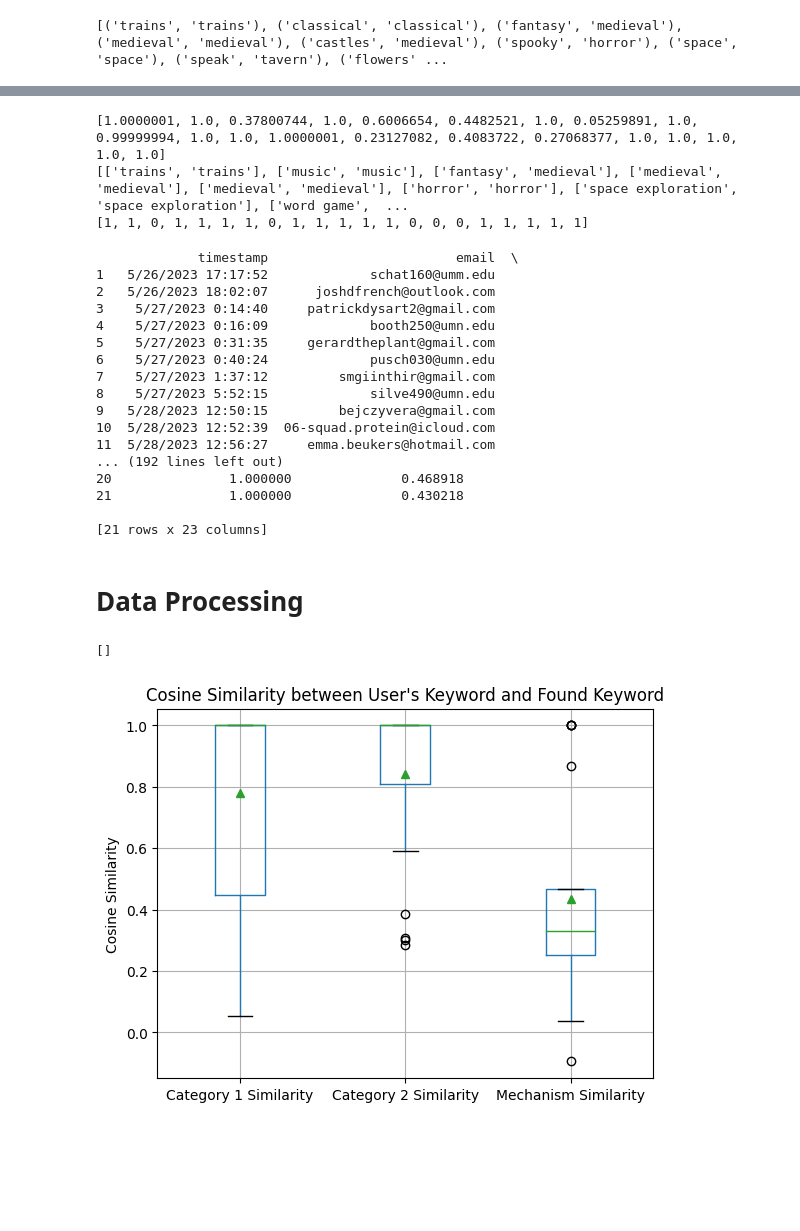
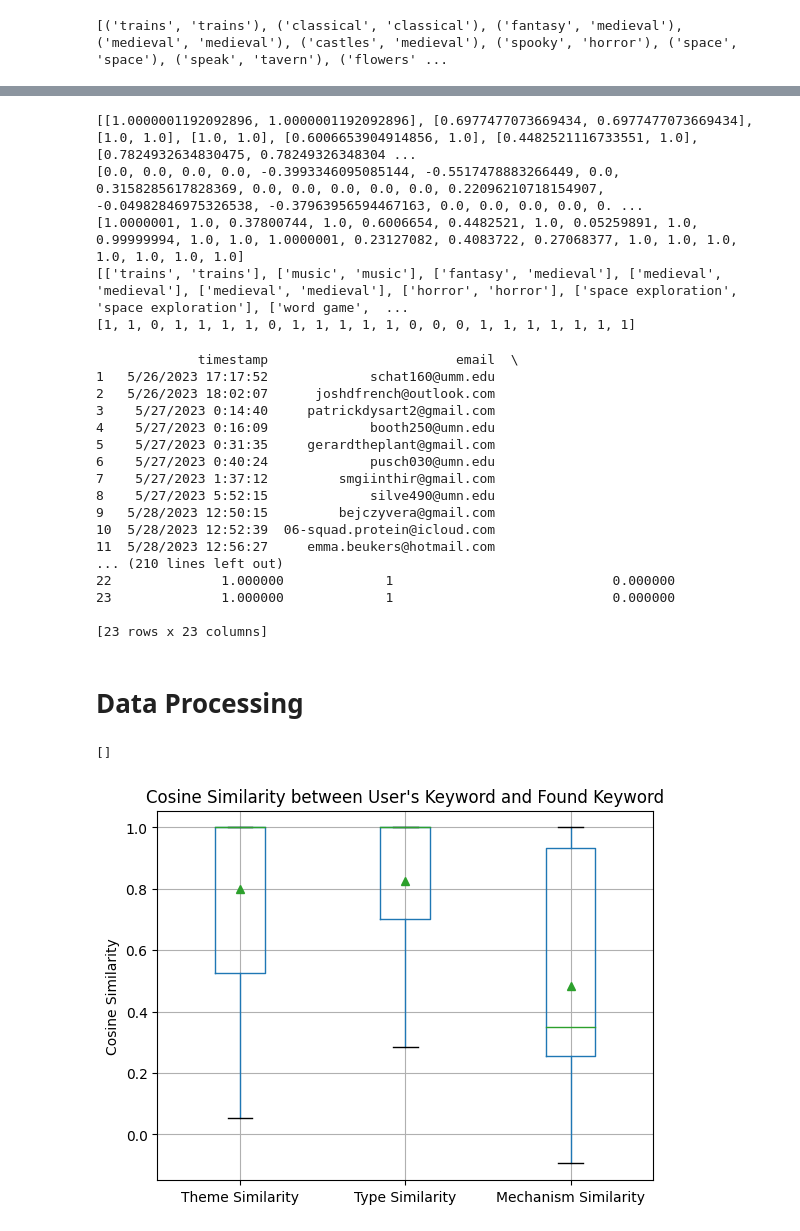
Before and after one commit to sorensenbrook/BoardGame-Recommender, a Jupyter notebook: analysis.ipynb, the cells around one changed output, grey strips where cells are left out. Saved outputs shown, nothing was run; the diff lists cells and outputs as text; code cells hidden in the pictures; blank space fills up the shorter version.

```diff
--- a/analysis.ipynb
+++ b/analysis.ipynb
@@ -301,14 +236,19 @@ def min_max_pairs(finder_list, min_list, max_list):
 # %%
 def compare(feature_list, pair_list, dataform_list):
   lst = []
+  sim_list = []
   for pair in pair_list:
     temp = []
+    temp_sim = []
     for item in pair:
-      word = user_to_features(feature_list, item, dataform_list)
+      word = (user_to_features(feature_list, item, dataform_list))[0]
+      sim = (user_to_features(feature_list, item, dataform_list))[1]
       temp.append(word[0])
+      temp_sim.append(sim)
     lst.append(temp)
+    sim_list.append(temp_sim)
 
-  return lst
+  return (lst, sim_list)
 # %%
 def simple_sim(pair_list):
   sim_list = []
@@ -317,6 +257,14 @@ def simple_sim(pair_list):
     sim_list.append(sim)
 
   return sim_list
+# %%
+def find_dif(pair_list):
+  dif_list = []
+  for pair in pair_list:
+    dif = pair[0] - pair[1]
+    dif_list.append(dif)
+
+  return dif_list
 # %%
 pairs = create_pairs(lst[2], lst[7])
 
@@ -336,8 +300,12 @@ def if_same(pair_list):
 #Category 1
 cat1_pairs = create_pairs(lst[2], lst[7])
 keyword_sim_cat1 = simple_sim(cat1_pairs)
-feature_cat1 = compare(clean_cat, cat1_pairs, cat_list_lower)
+feature_cat1 = (compare(clean_cat, cat1_pairs, cat_list_lower))[0]
+sim_compare_cat1 = (compare(clean_cat, cat1_pairs, cat_list_lower))[1]
 feature_same_cat1 = if_same(feature_cat1)
+
+print(sim_compare_cat1)
+print(find_dif(sim_compare_cat1))
 
 print(keyword_sim_cat1)
 print(feature_cat1)
@@ -346,32 +314,39 @@ print(feature_same_cat1)
 #Category 2
 cat2_pairs = create_pairs(lst[3], lst[8])
 keyword_sim_cat2 = simple_sim(cat2_pairs)
-feature_cat2 = compare(clean_cat, cat2_pairs, cat_list_lower)
+feature_cat2 = (compare(clean_cat, cat2_pairs, cat_list_lower))[0]
+sim_compare_cat2 = (compare(clean_cat, cat2_pairs, cat_list_lower))[1]
 feature_same_cat2 = if_same(feature_cat2)
 
 #Mechanism
 mech_pairs = create_pairs(lst[4], lst[9])
 keyword_sim_mech = simple_sim(mech_pairs)
-feature_mech = compare(clean_cat, mech_pairs, mech_list_lower)
+feature_mech = (compare(clean_mech, mech_pairs, mech_list_lower))[0]
+sim_compare_mech = (compare(clean_mech, mech_pairs, mech_list_lower))[1]
 feature_same_mech = if_same(feature_mech)
 # %% [output]
-[1.0000001, 1.0, 0.37800744, 1.0, 0.6006654, 0.4482521, 1.0, 0.05259891, 1.0, 0.99999994, 1.0, 1.0, 1.0000001, 0.23127082, 0.4083722, 0.27068377, 1.0, 1.0, 1.0, 1.0, 1.0]
+[[1.0000001192092896, 1.0000001192092896], [0.6977477073669434, 0.6977477073669434], [1.0, 1.0], [1.0, 1.0], [0.6006653904914856, 1.0], [0.4482521116733551, 1.0], [0.7824932634830475, 0.78249326348304 ...
+[0.0, 0.0, 0.0, 0.0, -0.3993346095085144, -0.5517478883266449, 0.0, 0.3158285617828369, 0.0, 0.0, 0.0, 0.0, 0.0, 0.22096210718154907, -0.04982846975326538, -0.37963956594467163, 0.0, 0.0, 0.0, 0.0, 0. ...
+[1.0000001, 1.0, 0.37800744, 1.0, 0.6006654, 0.4482521, 1.0, 0.05259891, 1.0, 0.99999994, 1.0, 1.0, 1.0000001, 0.23127082, 0.4083722, 0.27068377, 1.0, 1.0, 1.0, 1.0, 1.0, 1.0, 1.0]
 [['trains', 'trains'], ['music', 'music'], ['fantasy', 'medieval'], ['medieval', 'medieval'], ['medieval', 'medieval'], ['horror', 'horror'], ['space exploration', 'space exploration'], ['word game',  ...
-[1, 1, 0, 1, 1, 1, 1, 0, 1, 1, 1, 1, 1, 0, 0, 0, 1, 1, 1, 1, 1]
+[1, 1, 0, 1, 1, 1, 1, 0, 1, 1, 1, 1, 1, 0, 0, 0, 1, 1, 1, 1, 1, 1, 1]
 # %%
 #Adding to the dataframe
 
 #Category 1
-df["Category 1 Similarity"] = keyword_sim_cat1
+df["Theme Similarity"] = keyword_sim_cat1
 df["correct cat1"] = feature_same_cat1
+df["Difference in Theme Similarity"] = find_dif(sim_compare_cat1)
 
 #Category 2
-df["Category 2 Similarity"] = keyword_sim_cat2
+df["Type Similarity"] = keyword_sim_cat2
 df["correct cat2"] = feature_same_cat2
+df["Difference in Type Similarity"] = find_dif(sim_compare_cat2)
 
 #Mechanism
 df["Mechanism Similarity"] = keyword_sim_mech
 df["correct mech"] = feature_same_mech
+df["Difference in Mechanism Similarity"] = find_dif(sim_compare_mech)
 
 print(df)
 # %% [output]
@@ -387,25 +362,25 @@ print(df)
 9   5/28/2023 12:50:15         bejczyvera@gmail.com
 10  5/28/2023 12:52:39  06-squad.protein@icloud.com
 11  5/28/2023 12:56:27     emma.beukers@hotmail.com
-... (192 lines left out)
-20               1.000000              0.468918
-21               1.000000              0.430218
+... (210 lines left out)
+22              1.000000             1                            0.000000
+23              1.000000             1                            0.000000
 
-[21 rows x 23 columns]
+[23 rows x 23 columns]
 # %% [markdown]
 # Data Processing
 # %%
 import matplotlib.pyplot as plt
 
-b_plot = df.boxplot(column = ["Category 1 Similarity", "Category 2 Similarity",
+b_plot = df.boxplot(column = ["Theme Similarity", "Type Similarity",
                               "Mechanism Similarity"],
                     showmeans = True)
 
 b_plot.set_title("Cosine Similarity between User's Keyword and Found Keyword")
 
 b_plot.set_ylabel("Cosine Similarity")
 
 b_plot.plot()
 # %% [output]
 []
-[figure, old version]
+[figure, new version]
```
Also changed, not shown: parts of 10 cells of this notebook.
